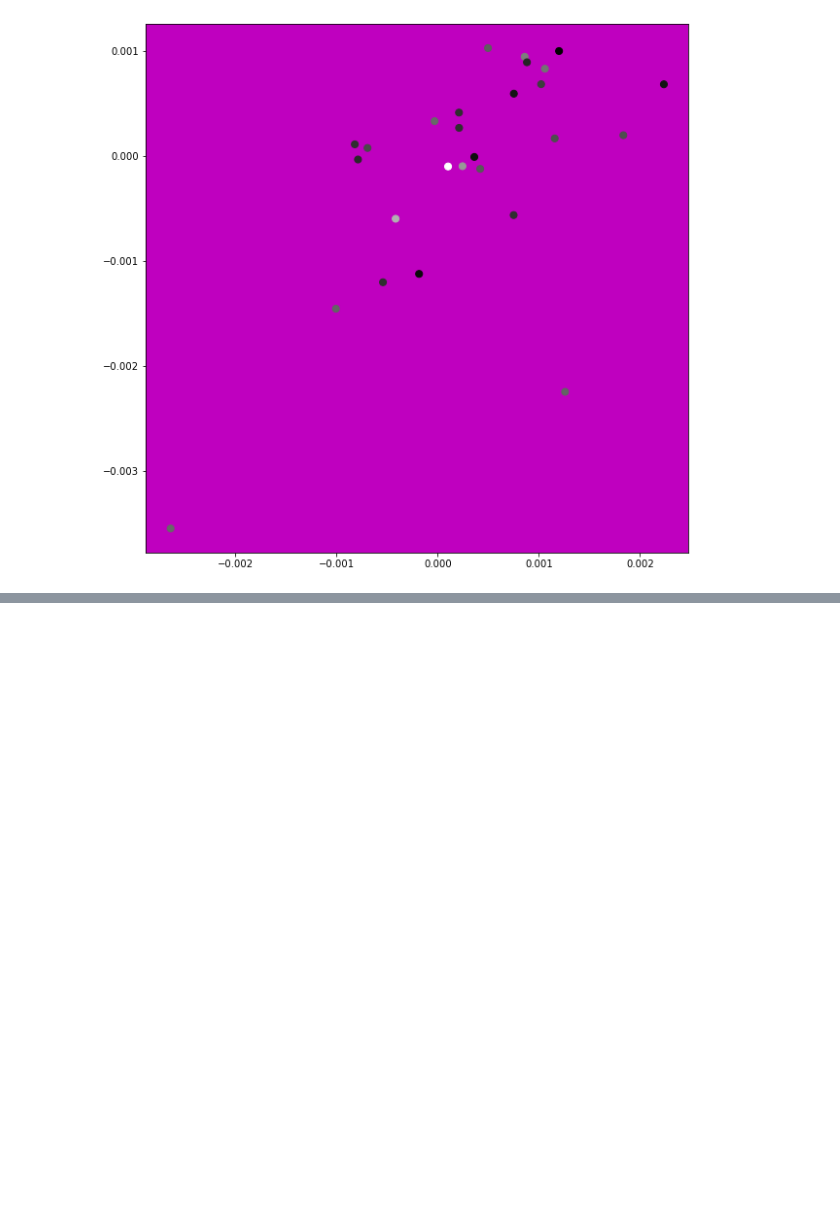
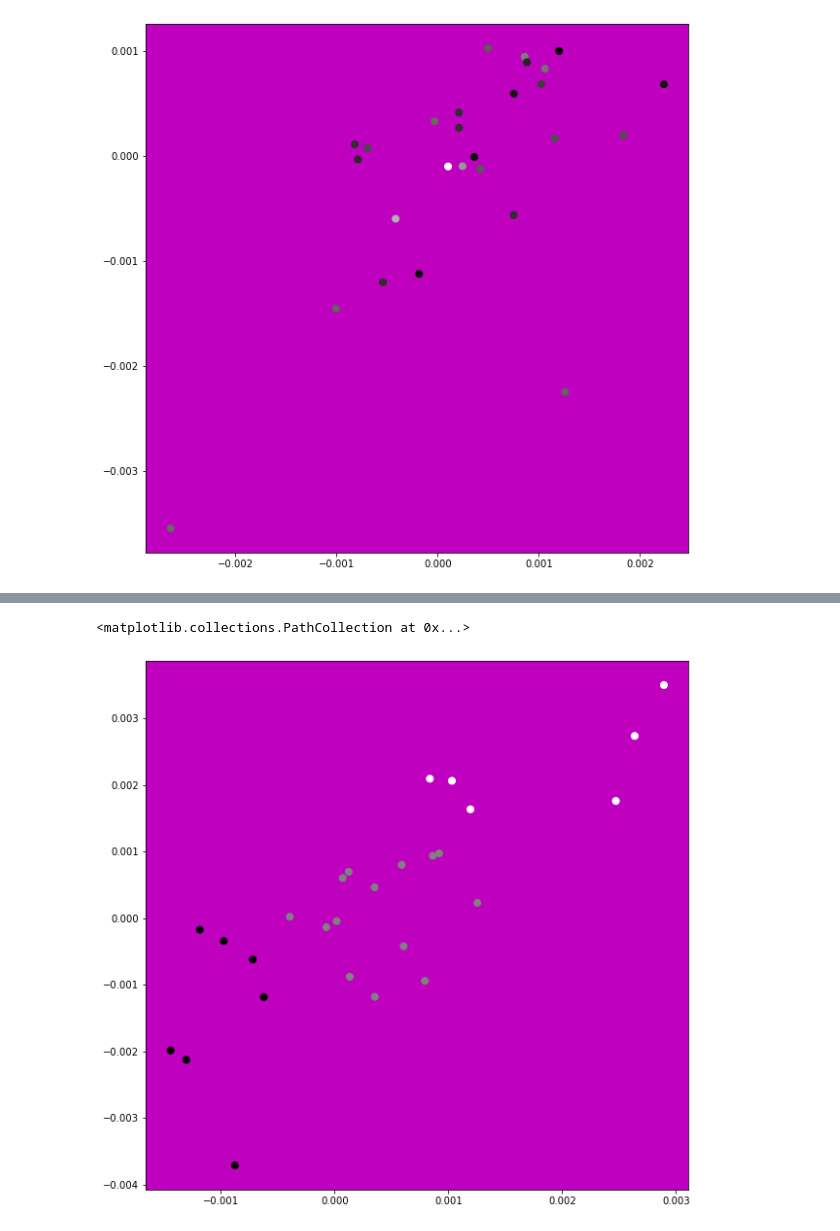
Before and after one commit to juhojang/fNIRS_analysis, a Jupyter notebook: clustering by beta values.ipynb, the cells around one changed output, grey strips where cells are left out. Drawn from its saved outputs; the diff is of its cells as text; code cells hidden in the pictures; blank space fills up the shorter version.

```diff
--- a/clustering by beta values.ipynb
+++ b/clustering by beta values.ipynb
@@ -434,0 +433,12 @@ plt.scatter(spA_new['M1011'],spA_new['M68'],c=rsC['piano_year'], s=50,cmap='gray
+# %%
+kmeans=KMeans(n_clusters=3,random_state=0)
+clusters=kmeans.fit(spB_new_scaled)
+spB_new['clusters']=clusters.labels_
+# %%
+plt.figure(figsize=(10, 10))
+ax = plt.gca()
+ax.set_facecolor('m')
+plt.scatter(spB_new['M689'],spB_new['Ch10'],c=spB_new['clusters'], s=50,cmap='gray')
+# %% [output]
+<matplotlib.collections.PathCollection at 0x...>
+[figure, added]
```
Also changed, not shown: parts of 17 cells of this notebook.
